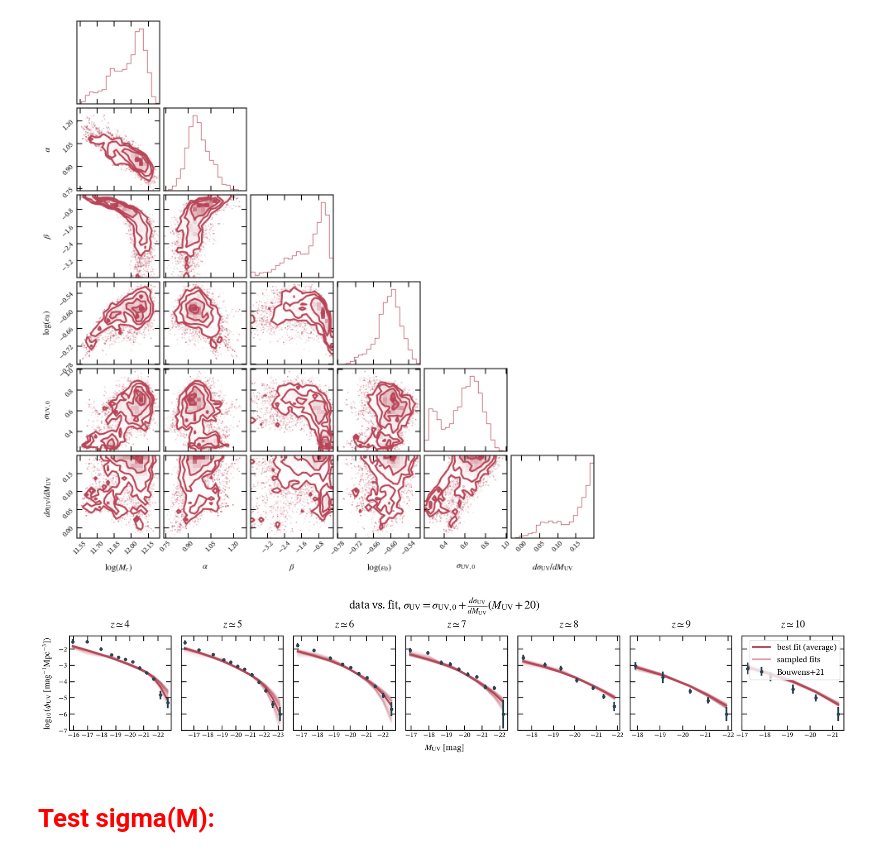
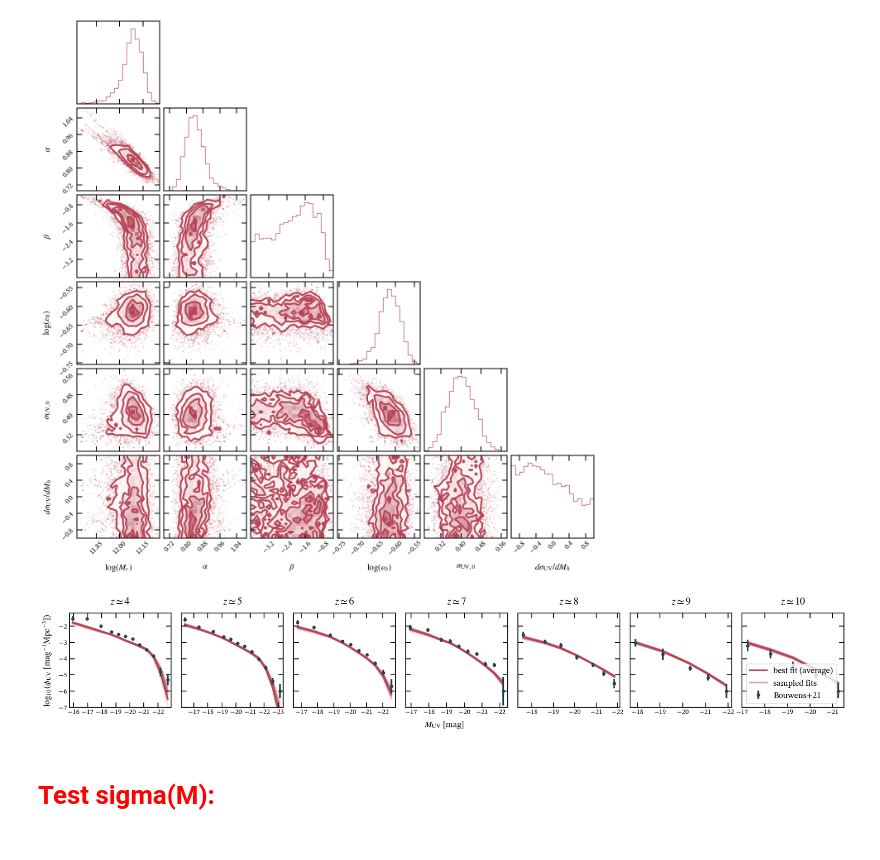
Before and after one commit to ebregou/modeling_stochasticity, a Jupyter notebook: notebooks/MCMC_sigma(M,z).ipynb, the cells around one changed output. Cells and saved outputs as stored; diff of their text form; code cells hidden in the pictures.

Commit message:
fixed bugs, ran proof of concept for sigma(Mh)

```diff
--- a/notebooks/MCMC_sigma(M,z).ipynb
+++ b/notebooks/MCMC_sigma(M,z).ipynb
@@ -21,17 +21,14 @@ for iz,z in enumerate(redshiftsBouw21): # Create a bunch of arrays that contain
     datHST= datHST + [datarr]
 # %%
 # Set hyperparameters
-scale = 1000
-# labels = [r'$\log(M_c)$', r'$d\log(M_c)/dz$', r"$\alpha$", r"$d\alpha/dz$", r"$\beta$",
-#           r"$d\beta/dz$", r"$\log(\epsilon_0)$", r'$d\log(\epsilon_0)/dz$', r'$\sigma_{\rm{UV}}$', r'$d\sigma_{\rm{UV}}/dz$',
-#           r'$d\sigma_{\rm{UV}}/dM_{\rm{UV}}$']
-labels = [r'$\log(M_c)$', r"$\alpha$", r"$\beta$", r"$\log(\epsilon_0)$", r'$\sigma_{\rm{UV}, 0}$', r'$d\sigma_{\rm{UV}}/dM_{\rm{UV}}$']
-params1 = [12, 0.6, -0.5, -1, 0, 0.01*scale]
-lowers = [9, 0, -4,  -5, 0, -.2*scale]
-uppers = [16, 4, 0, 1, 3, .2*scale]
+scale = np.array([1, 1, 1, 1, 1, 1000])
+labels = [r'$\log(M_c)$', r"$\alpha$", r"$\beta$", r"$\log(\epsilon_0)$", r'$\sigma_{\rm{UV}, 0}$', r'$d\sigma_{\rm{UV}}/dM_{h}$']
+params1 = np.array([12, 0.6, -0.5, -1, 0,.01]) * scale
+lowers = np.array([9, 0, -4,  -5, 0, -1]) * scale
+uppers = np.array([16, 4, 0, 1, 3, 1]) * scale
 # %%
-# Initalize class
-my_UVLF = eMCMC.UVLF(datHST, params1, lowers, uppers, scale=scale, time_dependence = False, piecewise_eps = False, piecewise_sig = False)
+# Initalize class to test just the mass dependence
+my_UVLF = eMCMC.UVLF(datHST, params1, lowers, uppers, scale=scale, time_dependence = False, mass_dependence = False)
 # %%
 # Get initial positions for all the walkers by running a short MCMC
 ICs = my_UVLF.generate_ICs()
@@ -41,17 +38,15 @@ Nsteps=2000
 my_UVLF.sampler.run_mcmc(ICs, Nsteps)
 # Get flat sample from the MCMC
 samples = my_UVLF.sampler.get_chain(discard = 400, flat=True)
-# %%
-samples[:,-1] = samples[:,-1]/scale
 # %%
-corner = Plotting.plot_corner(samples, labels)
+corner = Plotting.plot_corner(samples, scale, labels)
 # %% [output]
-[figure, old version]
+[figure, new version]
 # %%
 ev_sig = Plotting.plot_evolving_UVLF_fit(samples, my_UVLF,
-        title = r'data vs. fit, $\sigma_{\rm{UV}} = \sigma_{\rm{UV}, 0} + \frac{d\sigma_{\rm{UV}}}{dM_{\rm{UV}}}(M_{\rm{UV}} + 20)$')
+        title = '')
 # %% [output]
-[figure, old version]
+[figure, new version]
 # %% [markdown]
 # <span style = 'color:red'> Test sigma(M): <span>
 # %%
```
Also changed, not shown: parts of 4 cells of this notebook, 3 other files.
